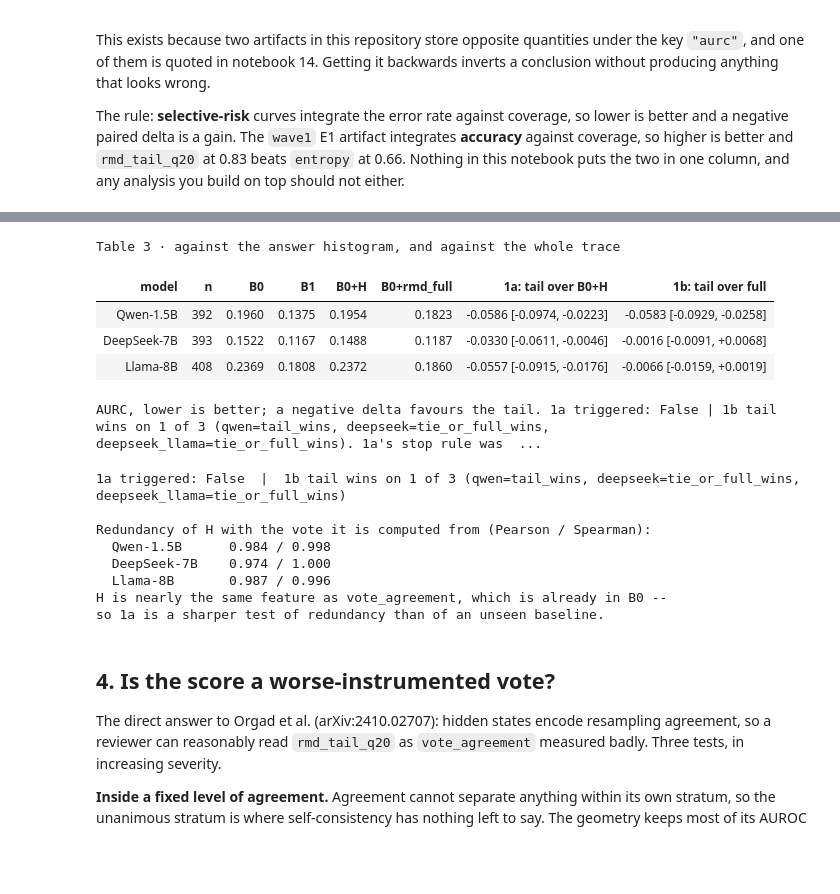
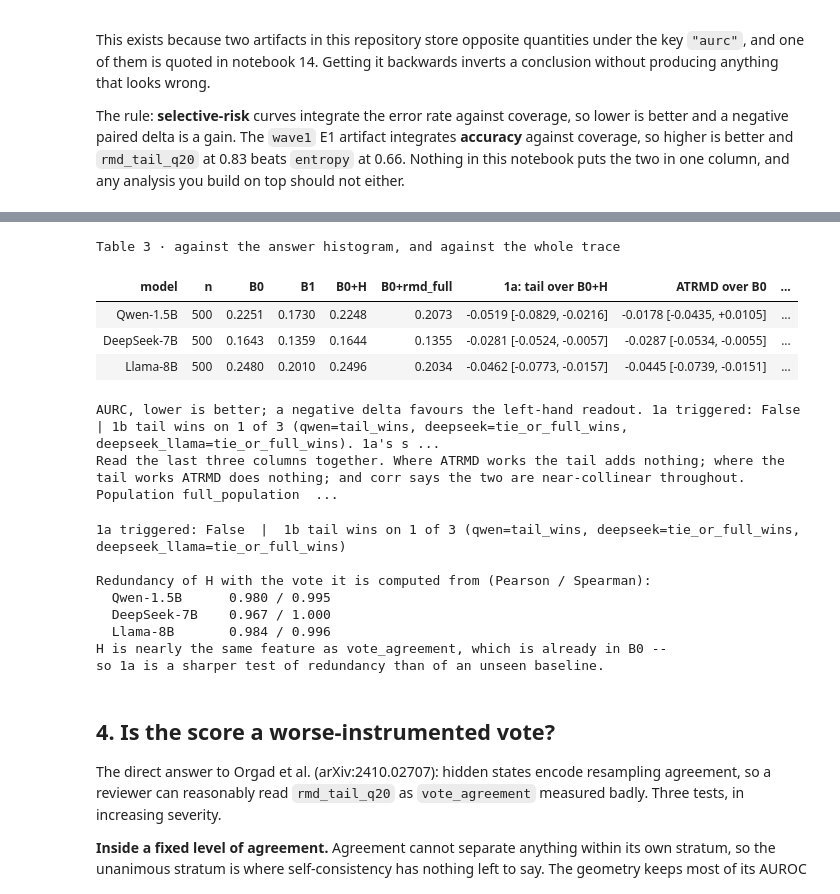
Before and after one commit to djaniak/reasoning-geometry, a Jupyter notebook: notebooks/17_rmd_experiment_ledger.ipynb, the cells around one changed output, grey strips where cells are left out. Cells and saved outputs as stored; diff of their text form; code cells hidden in the pictures; blank space fills up the shorter version.

```diff
--- a/notebooks/17_rmd_experiment_ledger.ipynb
+++ b/notebooks/17_rmd_experiment_ledger.ipynb
@@ -91,7 +93,7 @@ REGISTRY = {
         sign="auroc: higher is better", home="notebook 14"),
     "closest_baselines": dict(
         path="closest_baselines/closest_baselines_results.json",
-        estimand="prompt abstention", population="cap_free_valid_plurality",
+        estimand="prompt abstention", population="full_population",
         sign="aurc: lower is better", home="here, section 3"),
     "orgad_agreement_control": dict(
         path="orgad_agreement_control/orgad_agreement_control_results.json",
@@ -354,6 +370,6 @@ that it is better.
 # %%
 CB = A["closest_baselines"]
-POP = "cap_free_valid_plurality"
+POP_1AB = "full_population"   # the primary estimand; see the population note above
 
 
 def ci(entry, digits=4):
@@ -363,54 +379,63 @@ def ci(entry, digits=4):
 
 rows = []
 for model in CB["models"]:
-    pop = model["populations"][POP]
+    pop = model["populations"][POP_1AB]
     deltas, readouts = pop["paired_deltas_aurc"], pop["readouts"]
     rows.append({
         "model": nice(model["label"]),
         "n": pop["n_prompts"],
         "B0": readouts["B0"]["aurc"],
         "B1": readouts["B1"]["aurc"],
         "B0+H": readouts["B0_plus_H"]["aurc"],
         "B0+rmd_full": readouts["B0_plus_rmd_full"]["aurc"],
         "1a: tail over B0+H": ci(deltas["rmd_tail_over_B0_plus_H"]),
-        "1b: tail over full": ci(deltas["rmd_tail_over_rmd_full"]),
+        "ATRMD over B0": ci(deltas["rmd_full_over_B0"]),
+        "1b: tail over ATRMD": ci(deltas["rmd_tail_over_rmd_full"]),
+        "corr": pop["redundancy"]["rmd_full_vs_rmd_tail_q20"]["pearson"],
     })
 CLOSEST = pd.DataFrame(rows)
 
 rules = CB["stop_rules"]
 verdict = (f"1a triggered: {rules['1a']['triggered']}  |  "
            f"1b tail wins on {rules['1b']['n_tail_wins']} of {rules['1b']['n_models']} "
            f"({', '.join(f'{k}={v}' for k, v in rules['1b']['branch_by_model'].items())})")
 
 table(CLOSEST, "Table 3 &middot; against the answer histogram, and against the whole trace",
-      note=("AURC, lower is better; a negative delta favours the tail. "
-            f"<b>{verdict}</b>. 1a's stop rule was to withdraw the "
+      note=("AURC, lower is better; a negative delta favours the left-hand "
+            f"readout. <b>{verdict}</b>. 1a's stop rule was to withdraw the "
             "&ldquo;beyond self-consistency&rdquo; claim if two or more models had an "
             "interval overlapping zero &mdash; none did. 1b was pre-registered as "
-            "terminal either way: no region or percentile sweep follows it. "
-            f"Population <code>{POP}</code>; see Table 1 for what that costs."),
-      **{c: "{:.4f}" for c in ("B0", "B1", "B0+H", "B0+rmd_full")})
+            "terminal either way: no region or percentile sweep follows it, and "
+            "none has.<br><br>"
+            "Read the last three columns together. Where ATRMD works the tail "
+            "adds nothing; where the tail works ATRMD does nothing; and "
+            "<code>corr</code> says the two are near-collinear throughout. "
+            f"Population <code>{POP_1AB}</code> &mdash; the primary estimand, so "
+            "unlike most rows in Table 2 these numbers need no discount."),
+      **{c: "{:.4f}" for c in ("B0", "B1", "B0+H", "B0+rmd_full")},
+      **{"corr": "{:.2f}"})
 
 print(verdict)
 print("\nRedundancy of H with the vote it is computed from (Pearson / Spearman):")
 for model in CB["models"]:
-    red = model["populations"][POP]["redundancy"]["neg_answer_entropy_vs_vote_agreement"]
+    red = model["populations"][POP_1AB]["redundancy"]["neg_answer_entropy_vs_vote_agreement"]
     print(f"  {nice(model['label']):14s} {red['pearson']:.3f} / {red['spearman']:.3f}")
 print("H is nearly the same feature as vote_agreement, which is already in B0 --"
       "\nso 1a is a sharper test of redundancy than of an unseen baseline.")
 # %% [output]
 Table 3 · against the answer histogram, and against the whole trace
-| model | n | B0 | B1 | B0+H | B0+rmd_full | 1a: tail over B0+H | 1b: tail over full |
-| Qwen-1.5B | 392 | 0.1960 | 0.1375 | 0.1954 | 0.1823 | -0.0586 [-0.0974, -0.0223] | -0.0583 [-0.0929, -0.0258] |
-| DeepSeek-7B | 393 | 0.1522 | 0.1167 | 0.1488 | 0.1187 | -0.0330 [-0.0611, -0.0046] | -0.0016 [-0.0091, +0.0068] |
-| Llama-8B | 408 | 0.2369 | 0.1808 | 0.2372 | 0.1860 | -0.0557 [-0.0915, -0.0176] | -0.0066 [-0.0159, +0.0019] |
+| model | n | B0 | B1 | B0+H | B0+rmd_full | 1a: tail over B0+H | ATRMD over B0 | ... |
+| Qwen-1.5B | 500 | 0.2251 | 0.1730 | 0.2248 | 0.2073 | -0.0519 [-0.0829, -0.0216] | -0.0178 [-0.0435, +0.0105] | ... |
+| DeepSeek-7B | 500 | 0.1643 | 0.1359 | 0.1644 | 0.1355 | -0.0281 [-0.0524, -0.0057] | -0.0287 [-0.0534, -0.0055] | ... |
+| Llama-8B | 500 | 0.2480 | 0.2010 | 0.2496 | 0.2034 | -0.0462 [-0.0773, -0.0157] | -0.0445 [-0.0739, -0.0151] | ... |
-AURC, lower is better; a negative delta favours the tail. 1a triggered: False | 1b tail wins on 1 of 3 (qwen=tail_wins, deepseek=tie_or_full_wins, deepseek_llama=tie_or_full_wins). 1a's stop rule was  ...
+AURC, lower is better; a negative delta favours the left-hand readout. 1a triggered: False | 1b tail wins on 1 of 3 (qwen=tail_wins, deepseek=tie_or_full_wins, deepseek_llama=tie_or_full_wins). 1a's s ...
+Read the last three columns together. Where ATRMD works the tail adds nothing; where the tail works ATRMD does nothing; and corr says the two are near-collinear throughout. Population full_population  ...
 1a triggered: False  |  1b tail wins on 1 of 3 (qwen=tail_wins, deepseek=tie_or_full_wins, deepseek_llama=tie_or_full_wins)
 
 Redundancy of H with the vote it is computed from (Pearson / Spearman):
-  Qwen-1.5B      0.984 / 0.998
-  DeepSeek-7B    0.974 / 1.000
-  Llama-8B       0.987 / 0.996
+  Qwen-1.5B      0.980 / 0.995
+  DeepSeek-7B    0.967 / 1.000
+  Llama-8B       0.984 / 0.996
 H is nearly the same feature as vote_agreement, which is already in B0 --
 so 1a is a sharper test of redundancy than of an unseen baseline.
 # %% [markdown]
```
Also changed, not shown: parts of 7 cells of this notebook, 6 other files.
